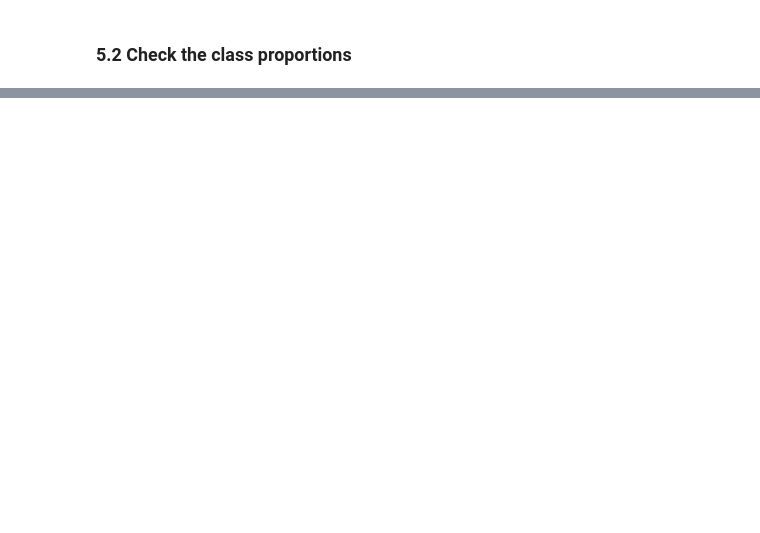
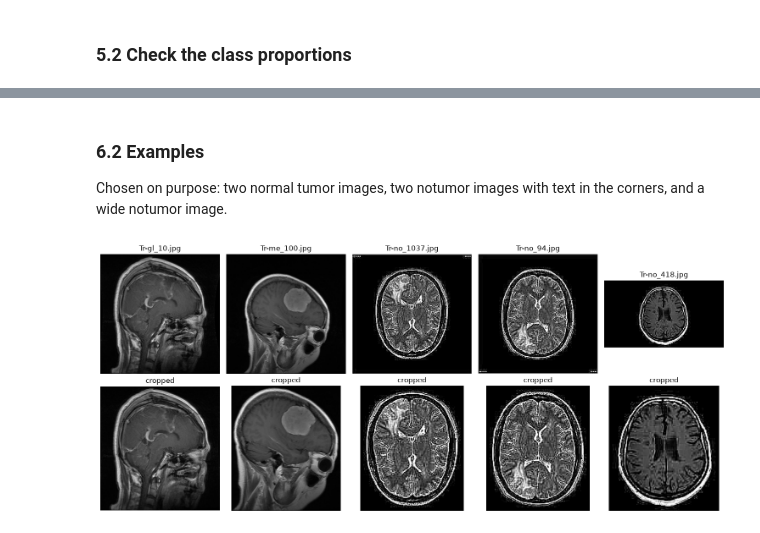
Before and after one commit to brieq/brain-tumor-mri-classification, a Jupyter notebook: notebooks/02_preprocessing.ipynb, the cells around one changed output, grey strips where cells are left out. Saved outputs shown, nothing was run; the diff lists cells and outputs as text; code cells hidden in the pictures; blank space fills up the shorter version.

```diff
--- a/notebooks/02_preprocessing.ipynb
+++ b/notebooks/02_preprocessing.ipynb
@@ -146,0 +201,31 @@ pd.crosstab(df["label"], df["split"], normalize="columns").round(3)[["train", "v
+# %% [markdown]
+### 6.2 Examples
+
+Chosen on purpose: two normal tumor images, two notumor images with text in the corners, and a wide notumor image.
+# %%
+examples = [
+    DATA_DIR / "Training" / "glioma" / "Tr-gl_10.jpg",
+    DATA_DIR / "Training" / "meningioma" / "Tr-me_100.jpg",
+    DATA_DIR / "Training" / "notumor" / "Tr-no_1037.jpg",
+    DATA_DIR / "Training" / "notumor" / "Tr-no_94.jpg",
+    DATA_DIR / "Training" / "notumor" / "Tr-no_418.jpg",
+]
+
+fig, axes = plt.subplots(2, len(examples), figsize=(3 * len(examples), 6.5))
+for i, path in enumerate(examples):
+    img = np.asarray(Image.open(path).convert("L"))
+    mask = ndimage.binary_dilation(img >= 15, iterations=5)
+    labeled, _ = ndimage.label(mask)
+    largest = np.bincount(labeled.ravel())[1:].argmax() + 1
+    box = ndimage.find_objects(labeled)[largest - 1]
+
+    axes[0, i].imshow(img, cmap="gray")
+    axes[0, i].set_title(path.name)
+    axes[1, i].imshow(img[box], cmap="gray")
+    axes[1, i].set_title("cropped")
+for ax in axes.flat:
+    ax.axis("off")
+plt.tight_layout()
+plt.show()
+# %% [output]
+[figure, added]
```
Also changed, not shown: parts of 14 cells of this notebook, 2 other files.
